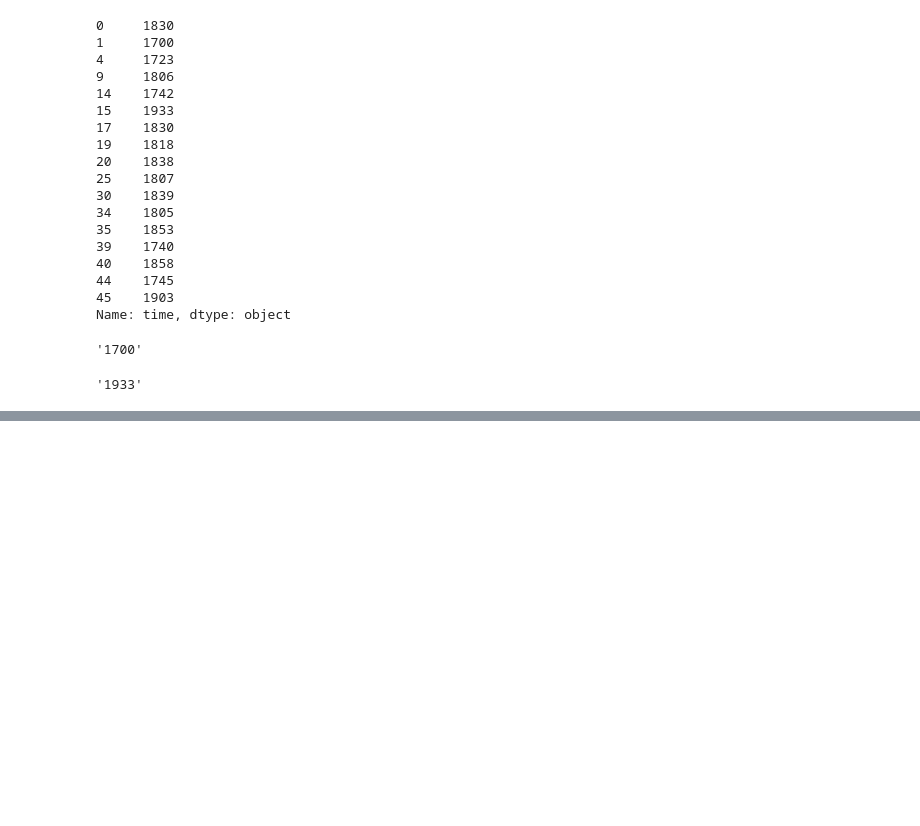
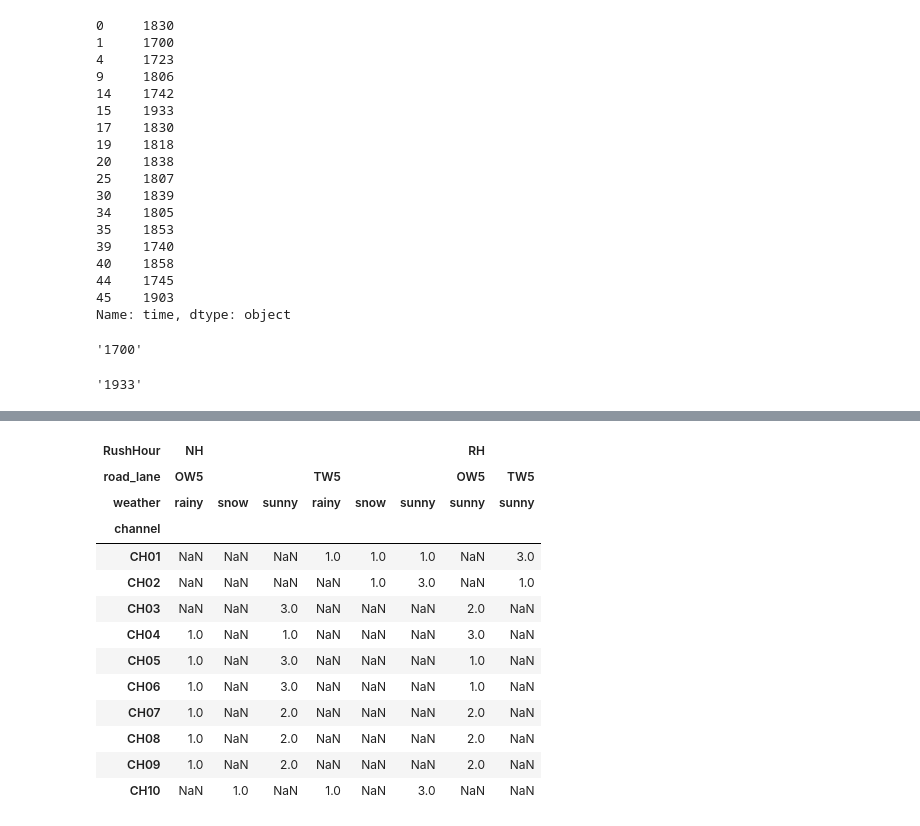
Before and after one commit to sesac-google-ai-1st/yongjung_yolo_repo, a Jupyter notebook: 231120labelEDA.ipynb, the cells around one changed output, grey strips where cells are left out. Cells and saved outputs as stored; diff of their text form; code cells hidden in the pictures; blank space fills up the shorter version.

Commit message:
valid label 제목 분석 3
pd.pivot_table(df, index='channel', columns=['RushHour', 'road_lane', 'weather'], values='cnt', aggfunc='sum')

```diff
--- a/231120labelEDA.ipynb
+++ b/231120labelEDA.ipynb
@@ -227,3 +227,8 @@ df[df['RushHour'] == 'RH']['time'].max()
 '1933'
 # %%
 df.to_csv('valid_title.csv', index=False)
+# %%
+import pandas as pd
+
+df = pd.read_csv('valid_title.csv')
+df.head()
@@ -229,0 +242,3 @@ df.to_csv('valid_title.csv', index=False)
+# %%
+df['cnt'] = 1
+df.head()
@@ -229,0 +252,17 @@ df.to_csv('valid_title.csv', index=False)
+# %%
+pd.pivot_table(df, index='channel', columns=['RushHour', 'road_lane', 'weather'], values='cnt', aggfunc='sum')
+# %% [output]
+| RushHour | NH |  |  |  |  |  | RH |  |
+| road_lane | OW5 |  |  | TW5 |  |  | OW5 | TW5 |
+| weather | rainy | snow | sunny | rainy | snow | sunny | sunny | sunny |
+| channel |  |  |  |  |  |  |  |  |
+| CH01 | NaN | NaN | NaN | 1.0 | 1.0 | 1.0 | NaN | 3.0 |
+| CH02 | NaN | NaN | NaN | NaN | 1.0 | 3.0 | NaN | 1.0 |
+| CH03 | NaN | NaN | 3.0 | NaN | NaN | NaN | 2.0 | NaN |
+| CH04 | 1.0 | NaN | 1.0 | NaN | NaN | NaN | 3.0 | NaN |
+| CH05 | 1.0 | NaN | 3.0 | NaN | NaN | NaN | 1.0 | NaN |
+| CH06 | 1.0 | NaN | 3.0 | NaN | NaN | NaN | 1.0 | NaN |
+| CH07 | 1.0 | NaN | 2.0 | NaN | NaN | NaN | 2.0 | NaN |
+| CH08 | 1.0 | NaN | 2.0 | NaN | NaN | NaN | 2.0 | NaN |
+| CH09 | 1.0 | NaN | 2.0 | NaN | NaN | NaN | 2.0 | NaN |
+| CH10 | NaN | 1.0 | NaN | 1.0 | NaN | 3.0 | NaN | NaN |
```
Also changed, not shown: parts of 2 cells of this notebook.
